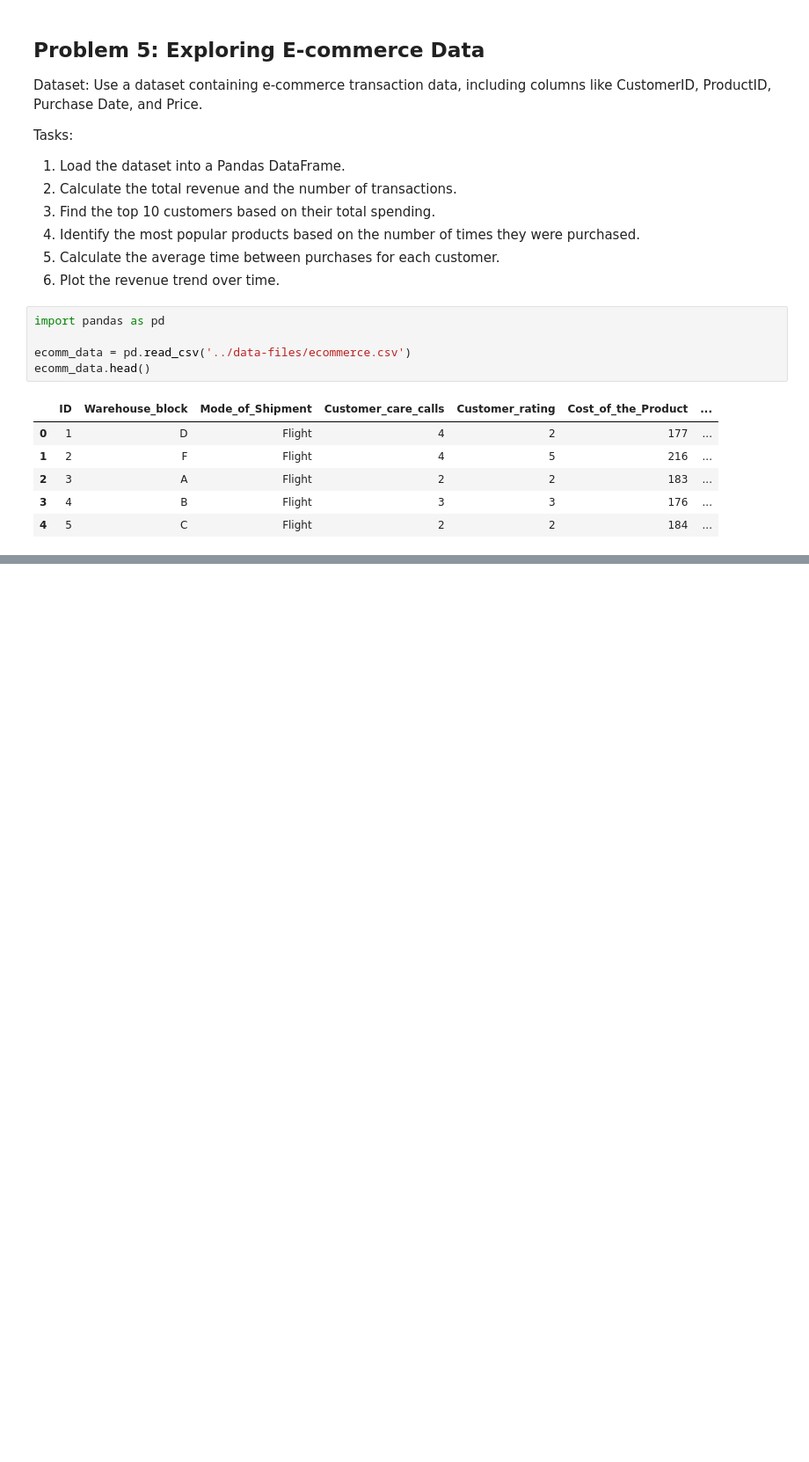
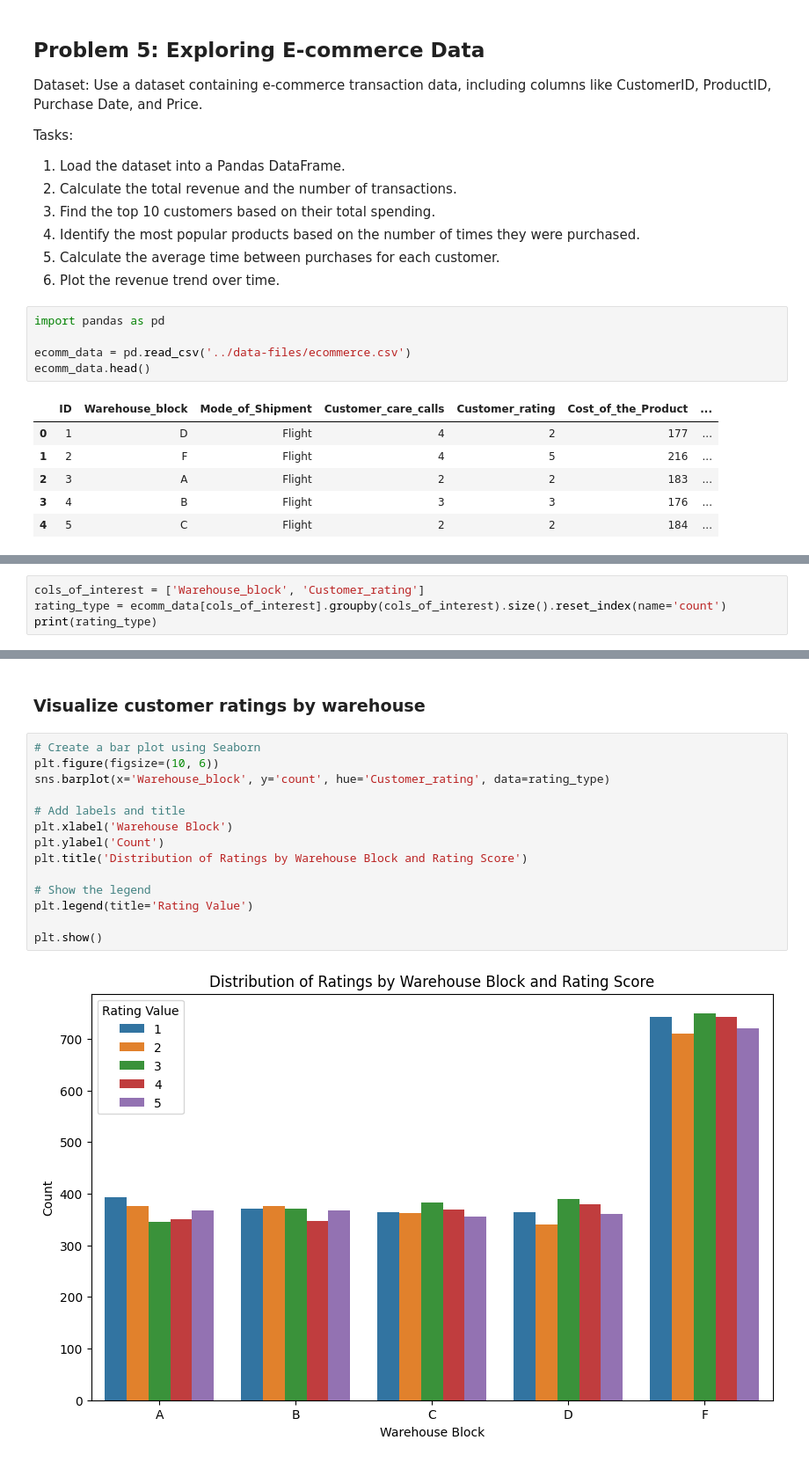
Before and after one commit to codekunoichi/learning-datascience, a Jupyter notebook: pandas/portfolio-projects/prob_5_explore_ecommerce_data.ipynb, the cells around one changed output, grey strips where cells are left out. Shown at 88% size. Cells and saved outputs as stored; diff of their text form; blank space fills up the shorter version.

```diff
--- a/pandas/portfolio-projects/prob_5_explore_ecommerce_data.ipynb
+++ b/pandas/portfolio-projects/prob_5_explore_ecommerce_data.ipynb
@@ -24,0 +113,4 @@ ecomm_data.head()
+# %%
+cols_of_interest = ['Warehouse_block', 'Customer_rating']
+rating_type = ecomm_data[cols_of_interest].groupby(cols_of_interest).size().reset_index(name='count')
+print(rating_type)
@@ -24,0 +135,18 @@ ecomm_data.head()
+# %% [markdown]
+### Visualize customer ratings by warehouse
+# %%
+# Create a bar plot using Seaborn
+plt.figure(figsize=(10, 6))
+sns.barplot(x='Warehouse_block', y='count', hue='Customer_rating', data=rating_type)
+
+# Add labels and title
+plt.xlabel('Warehouse Block')
+plt.ylabel('Count')
+plt.title('Distribution of Ratings by Warehouse Block and Rating Score')
+
+# Show the legend
+plt.legend(title='Rating Value')
+
+plt.show()
+# %% [output]
+[figure, added]
```
Also changed, not shown: parts of 14 cells of this notebook.
